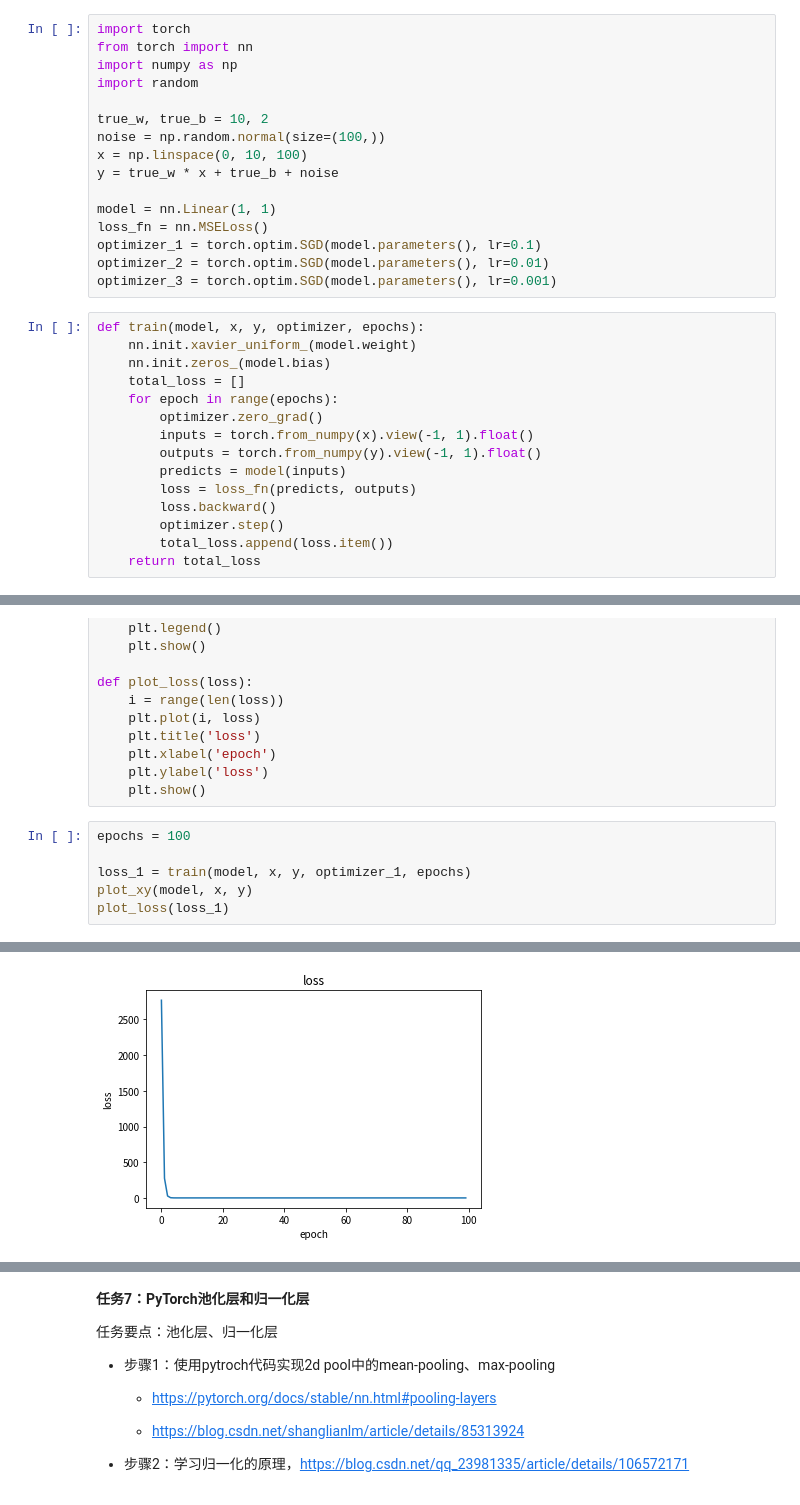
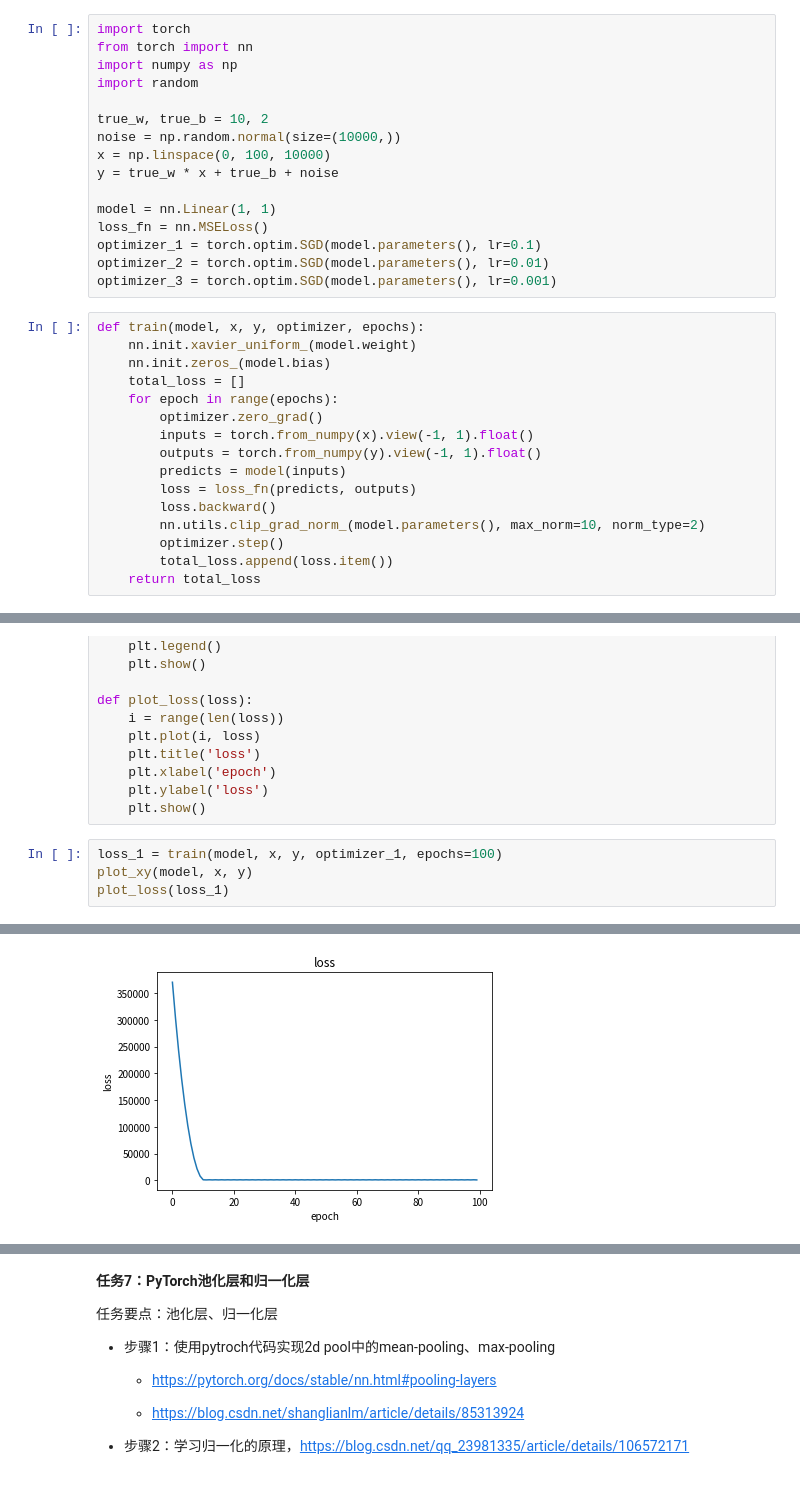
Before and after one commit to minlik/coggle, a Jupyter notebook: pytorch_and_cv.ipynb, the cells around one changed output, grey strips where cells are left out. Saved outputs shown, nothing was run; the diff lists cells and outputs as text.

```diff
--- a/pytorch_and_cv.ipynb
+++ b/pytorch_and_cv.ipynb
@@ -290,8 +290,8 @@ import numpy as np
 import random
 
 true_w, true_b = 10, 2
-noise = np.random.normal(size=(100,))
-x = np.linspace(0, 10, 100)
+noise = np.random.normal(size=(10000,))
+x = np.linspace(0, 100, 10000)
 y = true_w * x + true_b + noise
 
 model = nn.Linear(1, 1)
@@ -311,6 +311,7 @@ def train(model, x, y, optimizer, epochs):
         predicts = model(inputs)
         loss = loss_fn(predicts, outputs)
         loss.backward()
+        nn.utils.clip_grad_norm_(model.parameters(), max_norm=10, norm_type=2)
         optimizer.step()
         total_loss.append(loss.item())
     return total_loss
@@ -337,9 +338,7 @@ def plot_loss(loss):
     plt.ylabel('loss')
     plt.show()
 # %%
-epochs = 100
-
-loss_1 = train(model, x, y, optimizer_1, epochs)
+loss_1 = train(model, x, y, optimizer_1, epochs=100)
 plot_xy(model, x, y)
 plot_loss(loss_1)
 # %% [output]
@@ -347,2 +346,2 @@ plot_loss(loss_1)
-[figure, old version]
+[figure, new version]
 # %%
```
Also changed, not shown: parts of 3 cells of this notebook, 1 other file.
